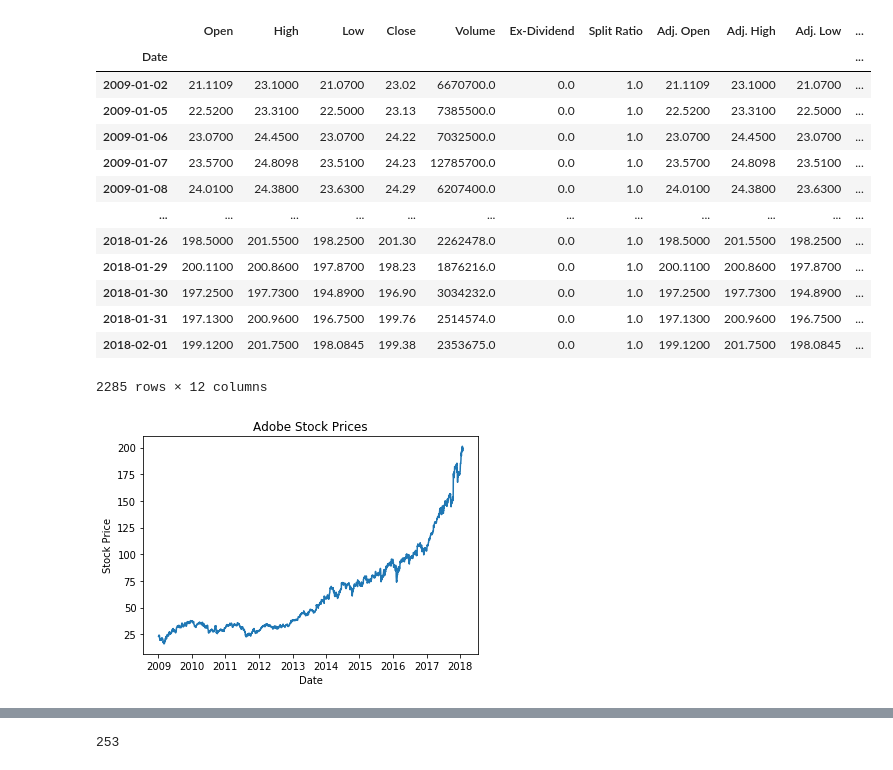
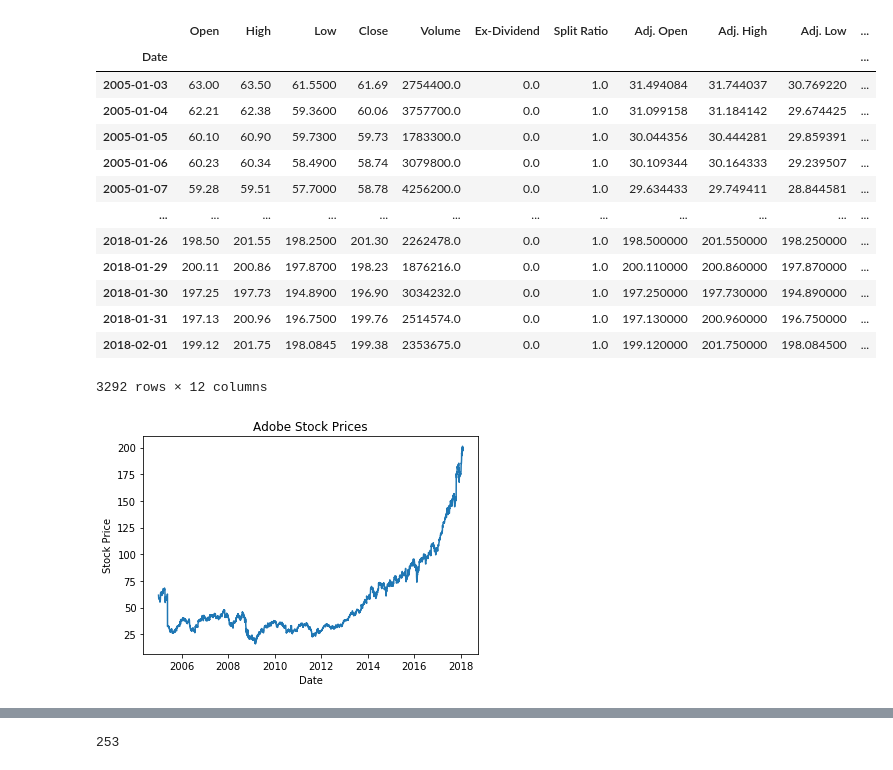
Before and after one commit to VioletD789/Algo-Trading, a Jupyter notebook: Practice.ipynb, the cells around one changed output, grey strips where cells are left out. Cells and saved outputs as stored; diff of their text form; code cells hidden in the pictures.

```diff
--- a/Practice.ipynb
+++ b/Practice.ipynb
@@ -10,23 +13,27 @@ quandl.ApiConfig.api_key = "tC5AjCkyqtgbMarYtnVU"
+# %%
+#set dates between which stock data will be pulled for a given ticker
+start_pull = "2005-01-01"
+end_pull = "2018-02-01"
 # %%
 #Adobe
 adobeSymbol = "WIKI/ADBE"
-adobeDf = quandl.get(adobeSymbol, start_date="2009-01-01", end_date="2018-02-01")
+adobeDf = quandl.get(adobeSymbol, start_date= start_pull, end_date= end_pull)
 adobeDf
 # %% [output]
 |  | Open | High | Low | Close | Volume | Ex-Dividend | Split Ratio | Adj. Open | Adj. High | Adj. Low | ... |
 | Date |  |  |  |  |  |  |  |  |  |  | ... |
-| 2009-01-02 | 21.1109 | 23.1000 | 21.0700 | 23.02 | 6670700.0 | 0.0 | 1.0 | 21.1109 | 23.1000 | 21.0700 | ... |
-| 2009-01-05 | 22.5200 | 23.3100 | 22.5000 | 23.13 | 7385500.0 | 0.0 | 1.0 | 22.5200 | 23.3100 | 22.5000 | ... |
-| 2009-01-06 | 23.0700 | 24.4500 | 23.0700 | 24.22 | 7032500.0 | 0.0 | 1.0 | 23.0700 | 24.4500 | 23.0700 | ... |
-| 2009-01-07 | 23.5700 | 24.8098 | 23.5100 | 24.23 | 12785700.0 | 0.0 | 1.0 | 23.5700 | 24.8098 | 23.5100 | ... |
-| 2009-01-08 | 24.0100 | 24.3800 | 23.6300 | 24.29 | 6207400.0 | 0.0 | 1.0 | 24.0100 | 24.3800 | 23.6300 | ... |
+| 2005-01-03 | 63.00 | 63.50 | 61.5500 | 61.69 | 2754400.0 | 0.0 | 1.0 | 31.494084 | 31.744037 | 30.769220 | ... |
+| 2005-01-04 | 62.21 | 62.38 | 59.3600 | 60.06 | 3757700.0 | 0.0 | 1.0 | 31.099158 | 31.184142 | 29.674425 | ... |
+| 2005-01-05 | 60.10 | 60.90 | 59.7300 | 59.73 | 1783300.0 | 0.0 | 1.0 | 30.044356 | 30.444281 | 29.859391 | ... |
+| 2005-01-06 | 60.23 | 60.34 | 58.4900 | 58.74 | 3079800.0 | 0.0 | 1.0 | 30.109344 | 30.164333 | 29.239507 | ... |
+| 2005-01-07 | 59.28 | 59.51 | 57.7000 | 58.78 | 4256200.0 | 0.0 | 1.0 | 29.634433 | 29.749411 | 28.844581 | ... |
 | ... | ... | ... | ... | ... | ... | ... | ... | ... | ... | ... | ... |
-| 2018-01-26 | 198.5000 | 201.5500 | 198.2500 | 201.30 | 2262478.0 | 0.0 | 1.0 | 198.5000 | 201.5500 | 198.2500 | ... |
-| 2018-01-29 | 200.1100 | 200.8600 | 197.8700 | 198.23 | 1876216.0 | 0.0 | 1.0 | 200.1100 | 200.8600 | 197.8700 | ... |
-| 2018-01-30 | 197.2500 | 197.7300 | 194.8900 | 196.90 | 3034232.0 | 0.0 | 1.0 | 197.2500 | 197.7300 | 194.8900 | ... |
-| 2018-01-31 | 197.1300 | 200.9600 | 196.7500 | 199.76 | 2514574.0 | 0.0 | 1.0 | 197.1300 | 200.9600 | 196.7500 | ... |
-| 2018-02-01 | 199.1200 | 201.7500 | 198.0845 | 199.38 | 2353675.0 | 0.0 | 1.0 | 199.1200 | 201.7500 | 198.0845 | ... |
+| 2018-01-26 | 198.50 | 201.55 | 198.2500 | 201.30 | 2262478.0 | 0.0 | 1.0 | 198.500000 | 201.550000 | 198.250000 | ... |
+| 2018-01-29 | 200.11 | 200.86 | 197.8700 | 198.23 | 1876216.0 | 0.0 | 1.0 | 200.110000 | 200.860000 | 197.870000 | ... |
+| 2018-01-30 | 197.25 | 197.73 | 194.8900 | 196.90 | 3034232.0 | 0.0 | 1.0 | 197.250000 | 197.730000 | 194.890000 | ... |
+| 2018-01-31 | 197.13 | 200.96 | 196.7500 | 199.76 | 2514574.0 | 0.0 | 1.0 | 197.130000 | 200.960000 | 196.750000 | ... |
+| 2018-02-01 | 199.12 | 201.75 | 198.0845 | 199.38 | 2353675.0 | 0.0 | 1.0 | 199.120000 | 201.750000 | 198.084500 | ... |
-2285 rows × 12 columns
+3292 rows × 12 columns
 # %%
 plt.plot(adobeDf.index,adobeDf["Close"])
 plt.xlabel("Date")
@@ -34,7 +41,7 @@ plt.ylabel("Stock Price")
 plt.title("Adobe Stock Prices")
 plt.show()
 # %% [output]
-[figure, old version]
+[figure, new version]
 # %%
 #Nvdia
 nvdaSymbol = "WIKI/NVDA"
```
Also changed, not shown: parts of 30 cells of this notebook.
